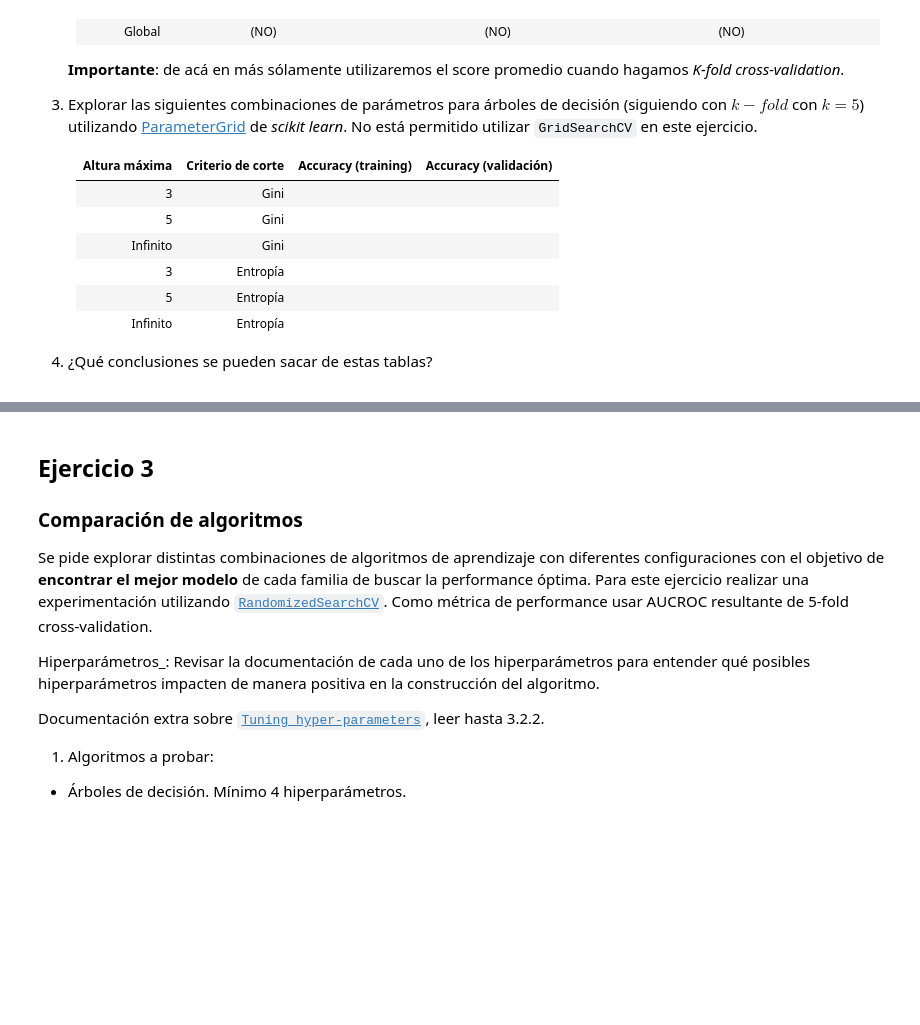
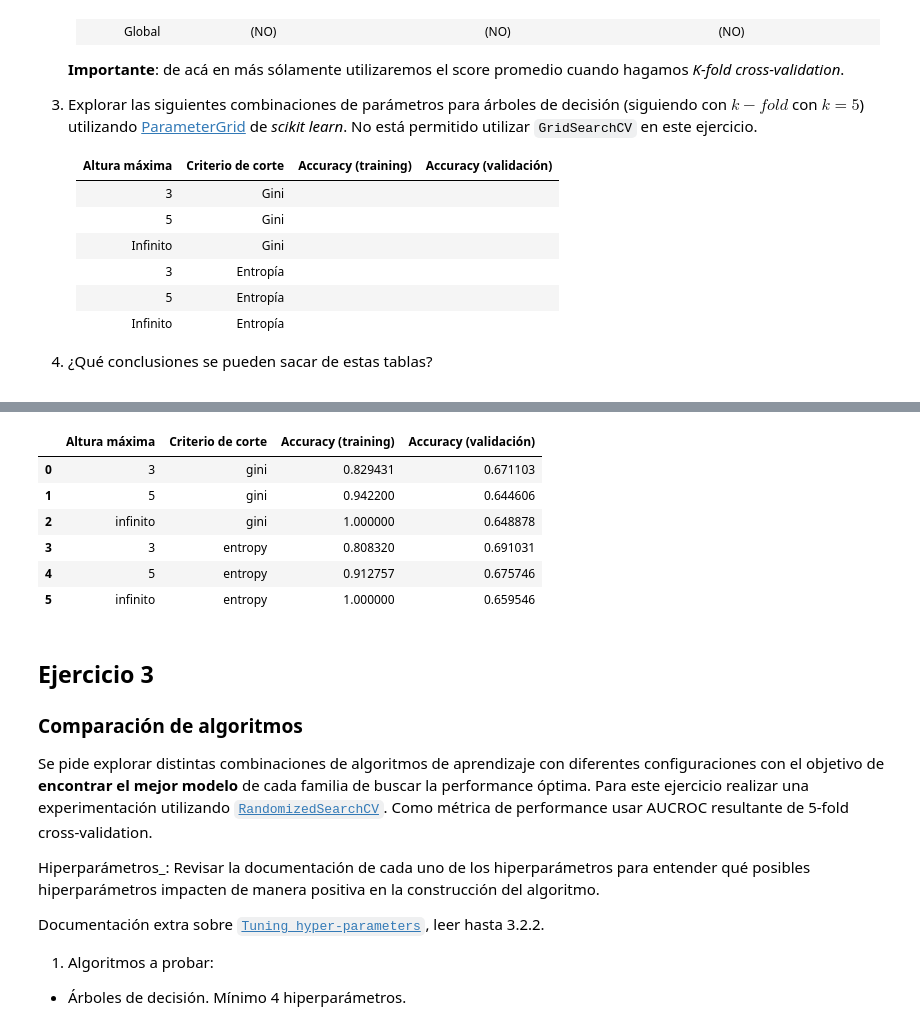
Before and after one commit to martinperaltarecio9/TPs_aprendizaje_automatico, a Jupyter notebook: tp01-enunciado.ipynb, the cells around one changed output, grey strips where cells are left out. Drawn from its saved outputs; the diff is of its cells as text; code cells hidden in the pictures; blank space fills up the shorter version.

```diff
--- a/tp01-enunciado.ipynb
+++ b/tp01-enunciado.ipynb
@@ -422,3 +342,37 @@ El arbol sobre ajusta y para gini tiene mejor performance
+# %%
+#EJ 2.3
+def get_promedios(df_metricas):
+    return df_metricas[df_metricas["Permutación"] == "Promedios"].iloc[0]
+
+grilla = {
+    "max_depth": [3, 5, None],
+    "criterion":["gini", "entropy"],
+}
+
+resultados = []
+for params in ParameterGrid(grilla):
+    predictions, scores, true_labels = k_fold(desarrollo, DecisionTreeClassifier, params)
+    df_metricas = get_df_metricas(predictions, scores, true_labels)
+
+    fila_promedios = get_promedios(df_metricas)
+    fila = {
+        "Altura máxima": params["max_depth"] if params["max_depth"] is not None else "infinito",
+        "Criterio de corte": params["criterion"],
+        "Accuracy (training)": fila_promedios["Accuracy (training)"],
+        "Accuracy (validación)": fila_promedios["Accuracy (validación)"],
+    }
+    resultados.append(fila)
+
+resultados = pd.DataFrame(resultados)
+resultados
+# %% [output]
+|  | Altura máxima | Criterio de corte | Accuracy (training) | Accuracy (validación) |
+| 0 | 3 | gini | 0.829431 | 0.671103 |
+| 1 | 5 | gini | 0.942200 | 0.644606 |
+| 2 | infinito | gini | 1.000000 | 0.648878 |
+| 3 | 3 | entropy | 0.808320 | 0.691031 |
+| 4 | 5 | entropy | 0.912757 | 0.675746 |
+| 5 | infinito | entropy | 1.000000 | 0.659546 |
 # %% [markdown]
 ## Ejercicio 3
 
```
Also changed, not shown: parts of 13 cells of this notebook, 2 other files.
